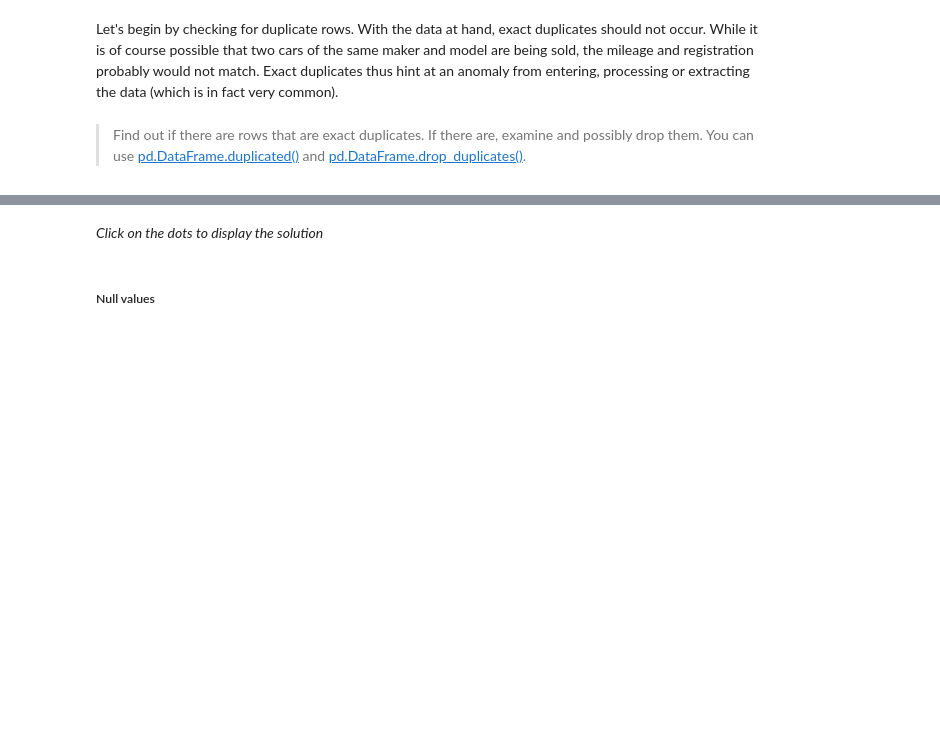
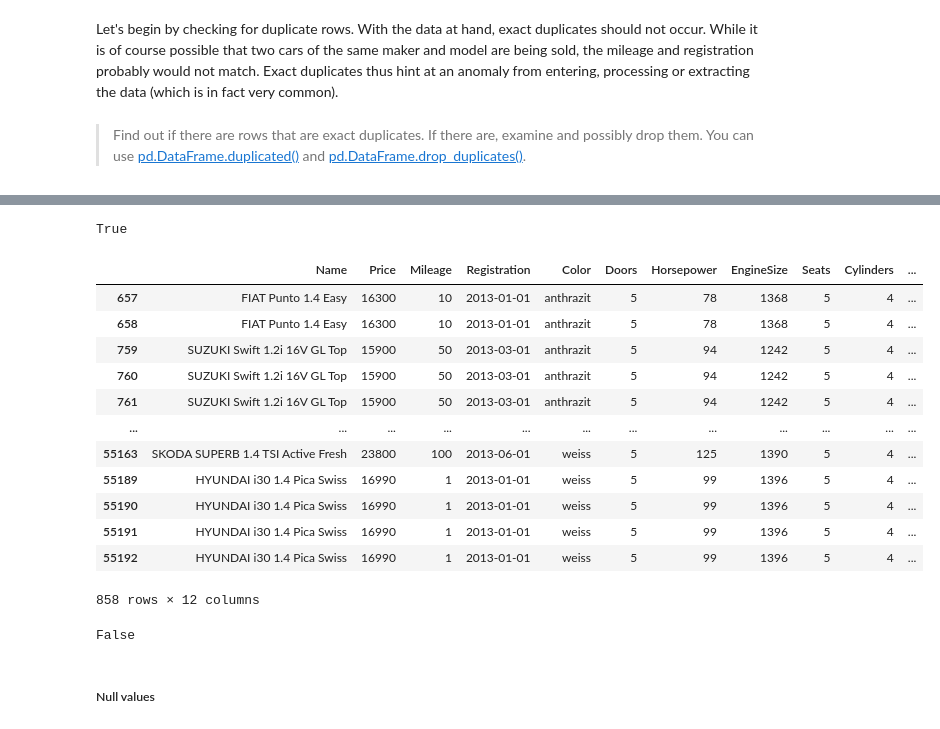
Before and after one commit to Davee02/HSLU, a Jupyter notebook: sem4/adml/notebooks/03A Supervised Learning/Supervised Learning Fundamentals_Solution.ipynb, the cells around one changed output, grey strips where cells are left out. Cells and saved outputs as stored; diff of their text form; code cells hidden in the pictures; blank space fills up the shorter version.

```diff
--- a/sem4/adml/notebooks/03A Supervised Learning/Supervised Learning Fundamentals_Solution.ipynb
+++ b/sem4/adml/notebooks/03A Supervised Learning/Supervised Learning Fundamentals_Solution.ipynb
@@ -82,9 +87,28 @@ df[df.duplicated(keep=False)].head(n=10)
-# %% [markdown]
-*Click on the dots to display the solution*
-# %%
-# and drop them
-df.drop_duplicates(inplace=True)
-#df = df.drop_duplicates() # same result
+# %%
+df.duplicated().any()
+# %% [output]
+True
+# %%
+df[df.duplicated(keep=False)]
+# %% [output]
+|  | Name | Price | Mileage | Registration | Color | Doors | Horsepower | EngineSize | Seats | Cylinders | ... |
+| 657 | FIAT Punto 1.4 Easy | 16300 | 10 | 2013-01-01 | anthrazit | 5 | 78 | 1368 | 5 | 4 | ... |
+| 658 | FIAT Punto 1.4 Easy | 16300 | 10 | 2013-01-01 | anthrazit | 5 | 78 | 1368 | 5 | 4 | ... |
+| 759 | SUZUKI Swift 1.2i 16V GL Top | 15900 | 50 | 2013-03-01 | anthrazit | 5 | 94 | 1242 | 5 | 4 | ... |
+| 760 | SUZUKI Swift 1.2i 16V GL Top | 15900 | 50 | 2013-03-01 | anthrazit | 5 | 94 | 1242 | 5 | 4 | ... |
+| 761 | SUZUKI Swift 1.2i 16V GL Top | 15900 | 50 | 2013-03-01 | anthrazit | 5 | 94 | 1242 | 5 | 4 | ... |
+| ... | ... | ... | ... | ... | ... | ... | ... | ... | ... | ... | ... |
+| 55163 | SKODA SUPERB 1.4 TSI Active Fresh | 23800 | 100 | 2013-06-01 | weiss | 5 | 125 | 1390 | 5 | 4 | ... |
+| 55189 | HYUNDAI i30 1.4 Pica Swiss | 16990 | 1 | 2013-01-01 | weiss | 5 | 99 | 1396 | 5 | 4 | ... |
+| 55190 | HYUNDAI i30 1.4 Pica Swiss | 16990 | 1 | 2013-01-01 | weiss | 5 | 99 | 1396 | 5 | 4 | ... |
+| 55191 | HYUNDAI i30 1.4 Pica Swiss | 16990 | 1 | 2013-01-01 | weiss | 5 | 99 | 1396 | 5 | 4 | ... |
+| 55192 | HYUNDAI i30 1.4 Pica Swiss | 16990 | 1 | 2013-01-01 | weiss | 5 | 99 | 1396 | 5 | 4 | ... |
+858 rows × 12 columns
+# %%
+df = df.drop_duplicates()
+df.duplicated().any()
+# %% [output]
+False
 # %% [markdown]
 ##### Null values
 # %% [markdown]
```
Also changed, not shown: parts of 111 cells of this notebook, 1 other file.
